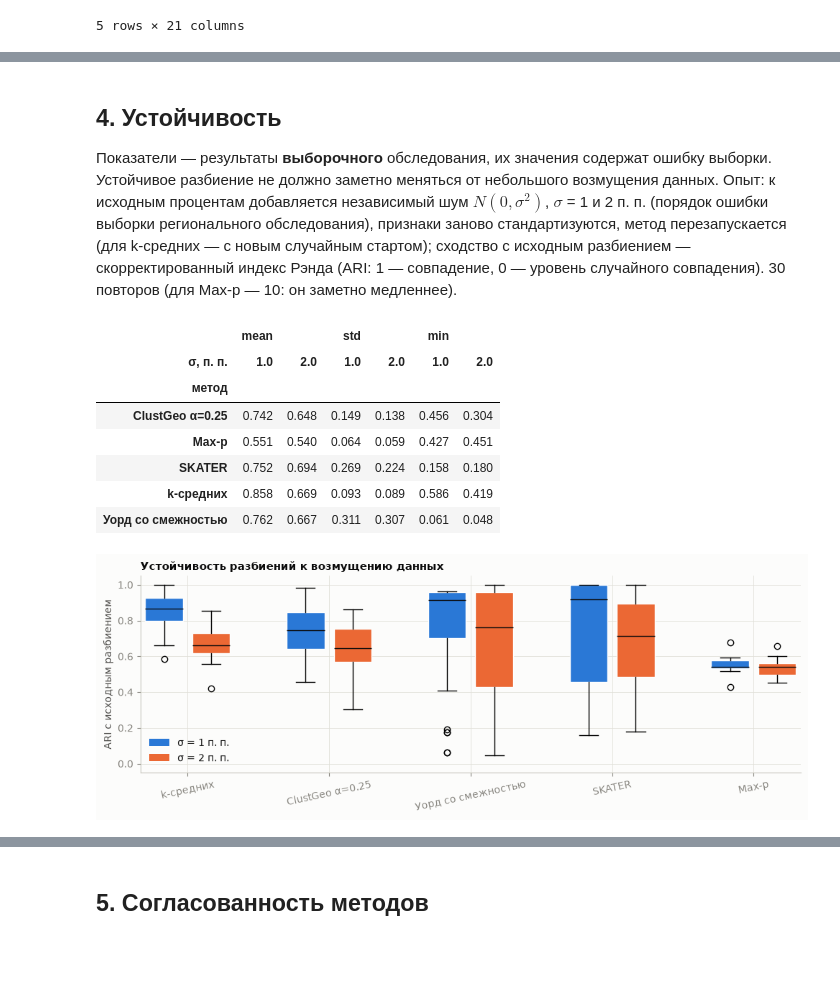
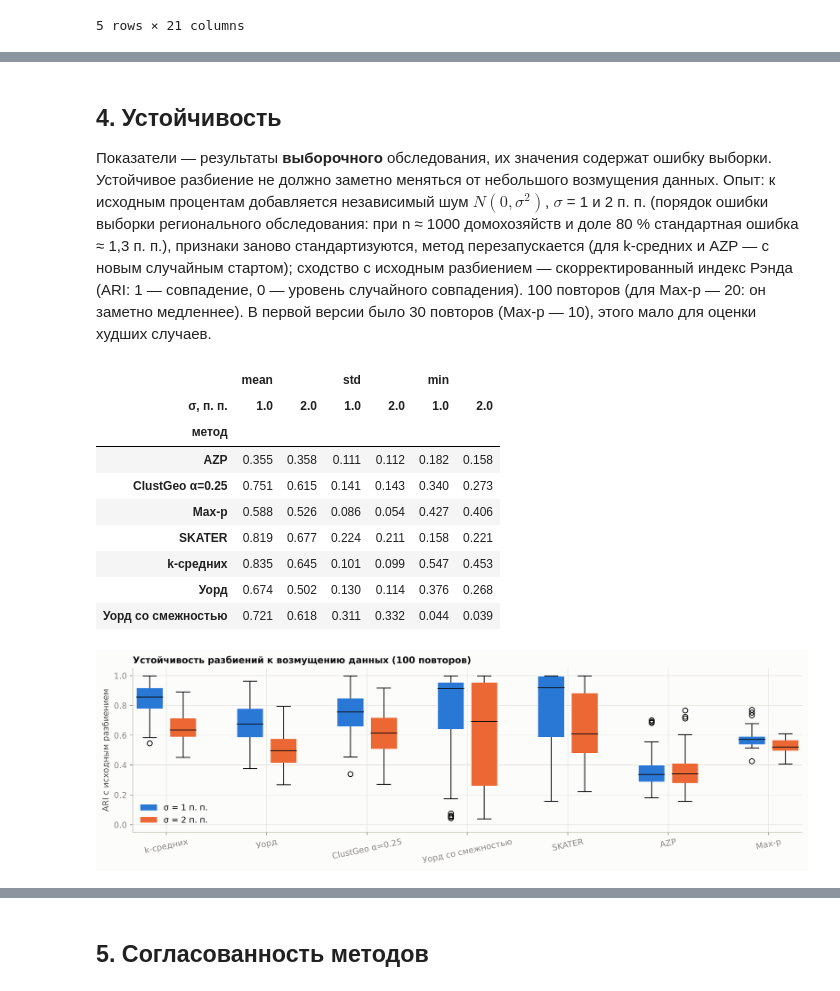
Before and after one commit to MKudryash/regions_collection, a Jupyter notebook: notebooks/03_clustering.ipynb, the cells around one changed output, grey strips where cells are left out. Saved outputs shown, nothing was run; the diff lists cells and outputs as text; code cells hidden in the pictures; blank space fills up the shorter version.

```diff
--- a/notebooks/03_clustering.ipynb
+++ b/notebooks/03_clustering.ipynb
@@ -125,0 +182,4 @@ $$D_\alpha=\sqrt{(1-\alpha)D_0^2+\alpha D_1^2},\qquad \alpha\in[0,1].$$
+# %%
+t = time.time()
+labels["Уорд"] = order_labels(AgglomerativeClustering(K, linkage="ward").fit_predict(Z))
+timing["Уорд"] = time.time() - t
@@ -128,7 +201,7 @@ D0 = squareform(pdist(Z)); D0 /= D0.max()
 D1 = shortest_path(w.sparse, unweighted=True); D1 /= D1.max()
 
 def ward_q(D, lab):
-    """Доля объяснённой «инерции» для матрицы различий (псевдо-R²): 1 − W/T, W и T — по формуле Уорда."""
+    """Доля объясненной «инерции» для матрицы различий (псевдо-R²): 1 − W/T, W и T — по формуле Уорда."""
     D2 = D ** 2
     T = D2.sum() / (2 * len(lab))
     W = sum(D2[np.ix_(lab == c, lab == c)].sum() / (2 * (lab == c).sum()) for c in np.unique(lab))
@@ -198,0 +270,5 @@ timing["SKATER"] = time.time() - t
+# %%
+t = time.time()
+azp = AZP(gdf, w, ZC, n_clusters=K, random_state=SEED); azp.solve()
+labels["AZP"] = order_labels(np.asarray(azp.labels_))
+timing["AZP"] = time.time() - t
@@ -240,37 +325,47 @@ metrics.round(3)
 Показатели — результаты **выборочного** обследования, их значения содержат ошибку выборки. Устойчивое
 разбиение не должно заметно меняться от небольшого возмущения данных. Опыт: к исходным процентам
 добавляется независимый шум $N(0,\sigma^2)$, $\sigma$ = 1 и 2 п. п. (порядок ошибки выборки регионального
-обследования), признаки заново стандартизуются, метод перезапускается (для k-средних — с новым случайным
-стартом); сходство с исходным разбиением — скорректированный индекс Рэнда (ARI: 1 — совпадение,
-0 — уровень случайного совпадения). 30 повторов (для Max-p — 10: он заметно медленнее).
+обследования: при n ≈ 1000 домохозяйств и доле 80 % стандартная ошибка ≈ 1,3 п. п.), признаки заново
+стандартизуются, метод перезапускается (для k-средних и AZP — с новым случайным стартом); сходство с
+исходным разбиением — скорректированный индекс Рэнда (ARI: 1 — совпадение, 0 — уровень случайного
+совпадения). 100 повторов (для Max-p — 20: он заметно медленнее). В первой версии было 30 повторов
+(Max-p — 10), этого мало для оценки худших случаев.
 # %%
-def run(method, Zp, gdfp, seed):
+def run(method, Zp, gdfp, seed, ww=None):
+    """Перезапуск метода на новых данных Zp (и при необходимости с другой матрицей соседства ww)."""
+    ww = w if ww is None else ww
     if method == "k-средних":
         return KMeans(K, n_init=50, random_state=seed).fit_predict(Zp)
+    if method == "Уорд":
+        return AgglomerativeClustering(K, linkage="ward").fit_predict(Zp)
     if method == CG:
         d0 = squareform(pdist(Zp)); d0 /= d0.max()
-        Da = np.sqrt((1 - alpha_star) * d0 ** 2 + alpha_star * D1 ** 2)
+        d1 = shortest_path(ww.sparse, unweighted=True); d1 /= d1.max()
+        Da = np.sqrt((1 - alpha_star) * d0 ** 2 + alpha_star * d1 ** 2)
         return fcluster(linkage(squareform(Da, checks=False), "ward"), K, "maxclust")
     if method == "Уорд со смежностью":
-        return AgglomerativeClustering(K, linkage="ward", connectivity=w.sparse).fit_predict(Zp)
+        return AgglomerativeClustering(K, linkage="ward", connectivity=ww.sparse).fit_predict(Zp)
+    cols = [f"_z{i}" for i in range(Zp.shape[1])]
+    gp = gdfp.copy(); gp[cols] = Zp
     if method == "SKATER":
-        m = Skater(gdfp, w, ZC, n_clusters=K, floor=3); m.solve(); return m.labels_
+        m = Skater(gp, ww, cols, n_clusters=K, floor=3); m.solve(); return m.labels_
+    if method == "AZP":
+        m = AZP(gp, ww, cols, n_clusters=K, random_state=seed); m.solve(); return np.asarray(m.labels_)
     if method == "Max-p":
-        np.random.seed(seed); m = MaxPHeuristic(gdfp, w, ZC, "pop", 15000, top_n=5, max_iterations_construction=99)
+        np.random.seed(seed); m = MaxPHeuristic(gp, ww, cols, "pop", 15000, top_n=5, max_iterations_construction=99)
         m.solve(); return m.labels_
 
+N_REP, N_REP_MAXP = 100, 20
 rng = np.random.default_rng(SEED)
 stab = []
 for sigma in (1.0, 2.0):
-    for r in range(30):
-        Xp = RAWX + rng.normal(0, sigma, RAWX.shape)
-        Zp = StandardScaler().fit_transform(Xp)
-        gp = gdf.copy(); gp[ZC] = Zp
+    for r in range(N_REP):
+        Zp = StandardScaler().fit_transform(RAWX + rng.normal(0, sigma, RAWX.shape))
         for method in labels:
-            if method == "Max-p" and r >= 10:
+            if method == "Max-p" and r >= N_REP_MAXP:
                 continue
             stab.append({"σ, п. п.": sigma, "метод": method, "повтор": r,
-                         "ARI": adjusted_rand_score(labels[method], run(method, Zp, gp, SEED + r + 1))})
+                         "ARI": adjusted_rand_score(labels[method], run(method, Zp, gdf, SEED + r + 1))})
 stab = pd.DataFrame(stab)
 stab.to_csv(RESULTS / "03_stability.csv", index=False, encoding="utf-8")
 stab_tab = stab.groupby(["метод", "σ, п. п."]).ARI.agg(["mean", "std", "min"]).unstack().round(3)
@@ -279,26 +374,28 @@ stab_tab
 |  | mean |  | std |  | min |  |
 | σ, п. п. | 1.0 | 2.0 | 1.0 | 2.0 | 1.0 | 2.0 |
 | метод |  |  |  |  |  |  |
-| ClustGeo α=0.25 | 0.742 | 0.648 | 0.149 | 0.138 | 0.456 | 0.304 |
-| Max-p | 0.551 | 0.540 | 0.064 | 0.059 | 0.427 | 0.451 |
-| SKATER | 0.752 | 0.694 | 0.269 | 0.224 | 0.158 | 0.180 |
-| k-средних | 0.858 | 0.669 | 0.093 | 0.089 | 0.586 | 0.419 |
-| Уорд со смежностью | 0.762 | 0.667 | 0.311 | 0.307 | 0.061 | 0.048 |
+| AZP | 0.355 | 0.358 | 0.111 | 0.112 | 0.182 | 0.158 |
+| ClustGeo α=0.25 | 0.751 | 0.615 | 0.141 | 0.143 | 0.340 | 0.273 |
+| Max-p | 0.588 | 0.526 | 0.086 | 0.054 | 0.427 | 0.406 |
+| SKATER | 0.819 | 0.677 | 0.224 | 0.211 | 0.158 | 0.221 |
+| k-средних | 0.835 | 0.645 | 0.101 | 0.099 | 0.547 | 0.453 |
+| Уорд | 0.674 | 0.502 | 0.130 | 0.114 | 0.376 | 0.268 |
+| Уорд со смежностью | 0.721 | 0.618 | 0.311 | 0.332 | 0.044 | 0.039 |
 # %%
-fig, ax = plt.subplots(figsize=(10, 3.8))
+fig, ax = plt.subplots(figsize=(12, 3.8))
 meths = list(labels)
 for j, sigma in enumerate((1.0, 2.0)):
     d = [stab[(stab["метод"] == m) & (stab["σ, п. п."] == sigma)].ARI for m in meths]
     bp = ax.boxplot(d, positions=np.arange(len(meths)) * 3 + j, widths=0.8, patch_artist=True,
                     medianprops=dict(color="#0b0b0b"))
     for b in bp["boxes"]:
         b.set_facecolor(CAT[j]); b.set_edgecolor("#ffffff")
 ax.set_xticks(np.arange(len(meths)) * 3 + 0.5, meths, rotation=12)
 ax.set_ylabel("ARI с исходным разбиением"); ax.set_ylim(-0.05, 1.05)
 from matplotlib.patches import Patch
 ax.legend(handles=[Patch(facecolor=CAT[0], label="σ = 1 п. п."), Patch(facecolor=CAT[1], label="σ = 2 п. п.")], loc="lower left")
-ax.set_title("Устойчивость разбиений к возмущению данных", loc="left")
+ax.set_title(f"Устойчивость разбиений к возмущению данных ({N_REP} повторов)", loc="left")
 plt.tight_layout(); plt.savefig(MAPS / "03_stability.png", dpi=150, bbox_inches="tight"); plt.show()
 # %% [output]
-[figure, old version]
+[figure, new version]
 # %% [markdown]
```
Also changed, not shown: parts of 21 cells of this notebook, 48 other files.
